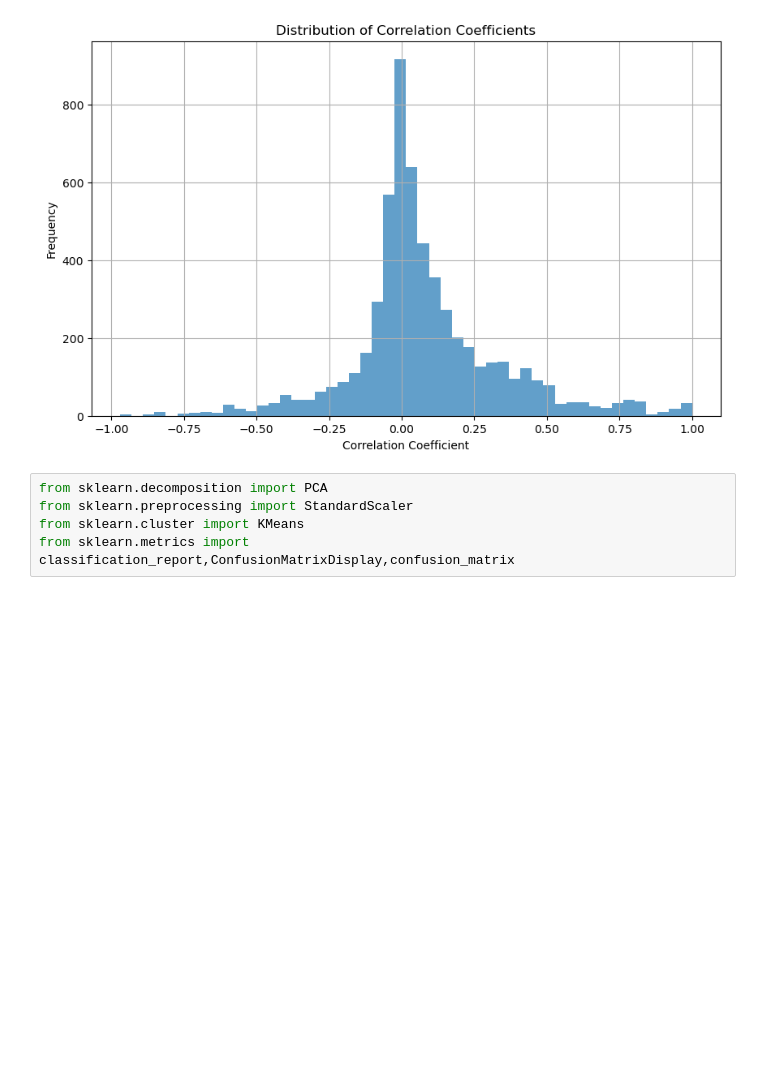
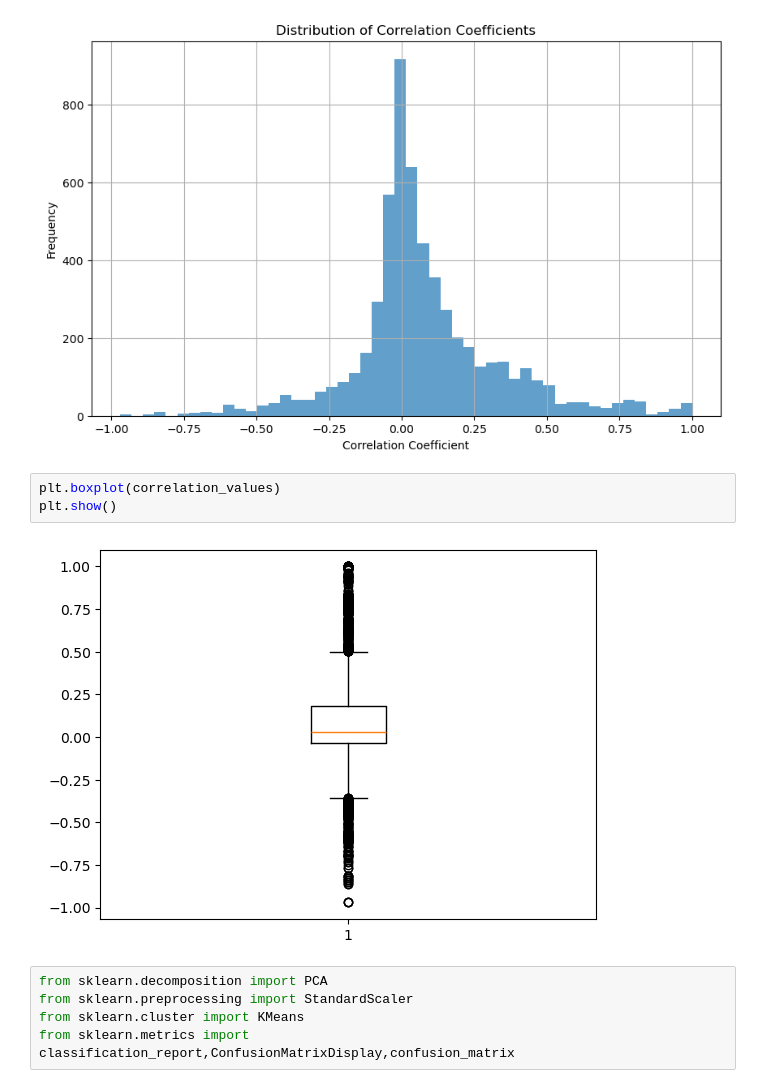
Before and after one commit to Arnabds/equity-vs-commodity, a Jupyter notebook: Minh_notebook/Minh_EDA_class_final.ipynb, the cells around one changed output. Drawn from its saved outputs; the diff is of its cells as text; blank space fills up the shorter version.

```diff
--- a/Minh_notebook/Minh_EDA_class_final.ipynb
+++ b/Minh_notebook/Minh_EDA_class_final.ipynb
@@ -158,6 +158,11 @@ plt.grid()
 plt.show()
 # %% [output]
 [figure]
+# %%
+plt.boxplot(correlation_values)
+plt.show()
+# %% [output]
+[figure, added]
 # %%
 from sklearn.decomposition import PCA
 from sklearn.preprocessing import StandardScaler
```
